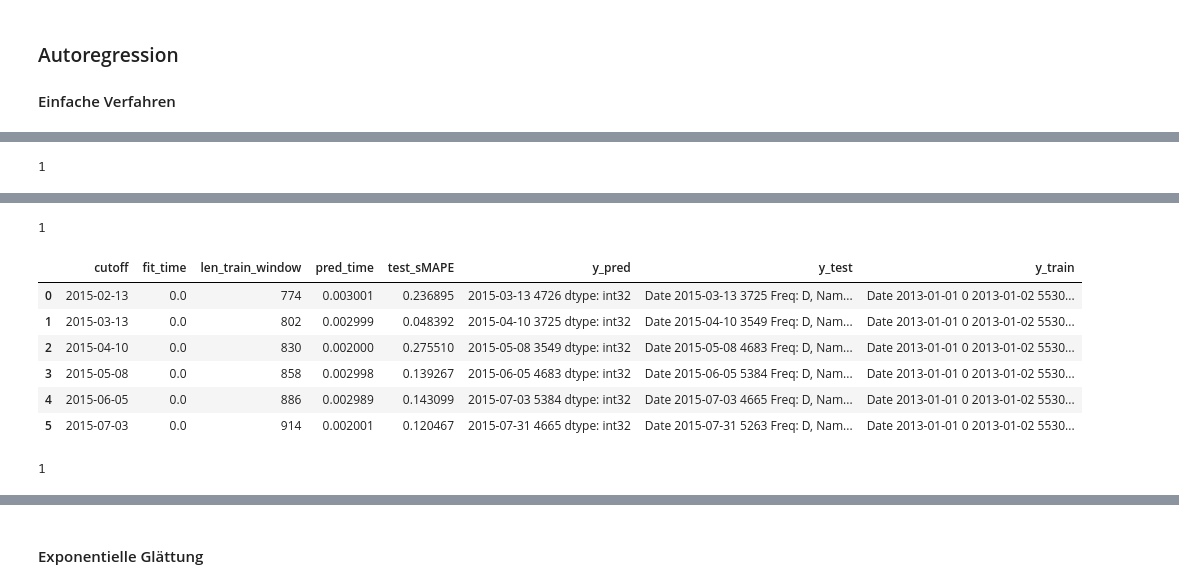
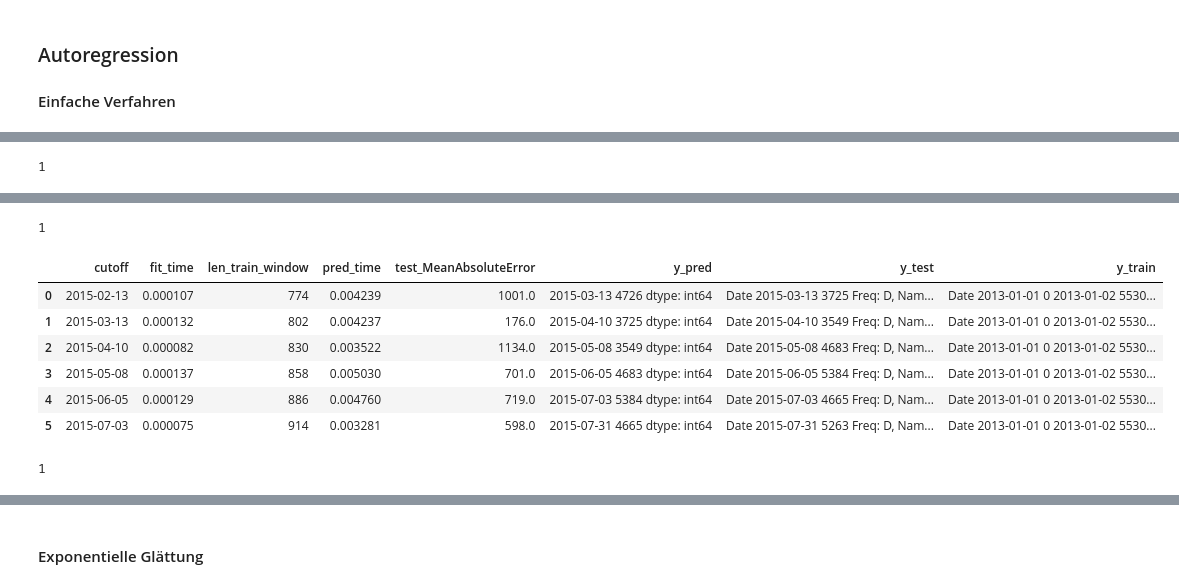
Before and after one commit to schemm/forecasting, a Jupyter notebook: RossmannStoreSales.ipynb, the cells around one changed output, grey strips where cells are left out. Drawn from its saved outputs; the diff is of its cells as text; code cells hidden in the pictures.

Commit message:
fixed import of sktime

```diff
--- a/RossmannStoreSales.ipynb
+++ b/RossmannStoreSales.ipynb
@@ -292,5 +247,5 @@ for strategy in ['mean', 'last', 'drift']:
     plt.title(strategy)
     plt.show()
 
-    display('MAE: ' + str(mean_absolute_error(test['Sales'], forecast.predict(fh))))
+    display('MAE: ' + str(MAE(test['Sales'], forecast.predict(fh))))
 # %% [output]
@@ -301,9 +258,9 @@ ImportError: cannot import name 'mean_absolute_error' from 'sktime.performance_m
 # %%
 from sktime.forecasting.naive import NaiveForecaster
 from sktime.forecasting.base import ForecastingHorizon
-from sklearn.metrics import mean_absolute_error as mae
 from sktime.forecasting.model_selection import ExpandingWindowSplitter
 from sktime.forecasting.model_evaluation import evaluate
+from sktime.performance_metrics.forecasting import MeanAbsoluteError
 
 data = demand[demand.Store == 1]
 data.index.freq = 'D'
@@ -320,7 +277,7 @@ MAE = MeanAbsoluteError()
 for strategy in ['mean', 'last', 'drift']:
     forecast = NaiveForecaster(strategy = strategy, sp = 7)
 
-    df = evaluate(y = data['Sales'], forecaster = forecast, cv = cv, strategy = 'refit', scoring = None, return_data = True)
+    df = evaluate(y = data['Sales'], forecaster = forecast, cv = cv, strategy = 'refit', scoring = MAE, return_data = True)
     display(len(df['y_pred'].iloc[0]))
     display(df)
 
@@ -348,9 +305,9 @@ for strategy in ['mean', 'last', 'drift']:
 1
-|  | cutoff | fit_time | len_train_window | pred_time | test_sMAPE | y_pred | y_test | y_train |
-| 0 | 2015-02-13 | 0.0 | 774 | 0.003001 | 0.236895 | 2015-03-13 4726 dtype: int32 | Date 2015-03-13 3725 Freq: D, Nam... | Date 2013-01-01 0 2013-01-02 5530... |
-| 1 | 2015-03-13 | 0.0 | 802 | 0.002999 | 0.048392 | 2015-04-10 3725 dtype: int32 | Date 2015-04-10 3549 Freq: D, Nam... | Date 2013-01-01 0 2013-01-02 5530... |
-| 2 | 2015-04-10 | 0.0 | 830 | 0.002000 | 0.275510 | 2015-05-08 3549 dtype: int32 | Date 2015-05-08 4683 Freq: D, Nam... | Date 2013-01-01 0 2013-01-02 5530... |
-| 3 | 2015-05-08 | 0.0 | 858 | 0.002998 | 0.139267 | 2015-06-05 4683 dtype: int32 | Date 2015-06-05 5384 Freq: D, Nam... | Date 2013-01-01 0 2013-01-02 5530... |
-| 4 | 2015-06-05 | 0.0 | 886 | 0.002989 | 0.143099 | 2015-07-03 5384 dtype: int32 | Date 2015-07-03 4665 Freq: D, Nam... | Date 2013-01-01 0 2013-01-02 5530... |
-| 5 | 2015-07-03 | 0.0 | 914 | 0.002001 | 0.120467 | 2015-07-31 4665 dtype: int32 | Date 2015-07-31 5263 Freq: D, Nam... | Date 2013-01-01 0 2013-01-02 5530... |
+|  | cutoff | fit_time | len_train_window | pred_time | test_MeanAbsoluteError | y_pred | y_test | y_train |
+| 0 | 2015-02-13 | 0.000107 | 774 | 0.004239 | 1001.0 | 2015-03-13 4726 dtype: int64 | Date 2015-03-13 3725 Freq: D, Nam... | Date 2013-01-01 0 2013-01-02 5530... |
+| 1 | 2015-03-13 | 0.000132 | 802 | 0.004237 | 176.0 | 2015-04-10 3725 dtype: int64 | Date 2015-04-10 3549 Freq: D, Nam... | Date 2013-01-01 0 2013-01-02 5530... |
+| 2 | 2015-04-10 | 0.000082 | 830 | 0.003522 | 1134.0 | 2015-05-08 3549 dtype: int64 | Date 2015-05-08 4683 Freq: D, Nam... | Date 2013-01-01 0 2013-01-02 5530... |
+| 3 | 2015-05-08 | 0.000137 | 858 | 0.005030 | 701.0 | 2015-06-05 4683 dtype: int64 | Date 2015-06-05 5384 Freq: D, Nam... | Date 2013-01-01 0 2013-01-02 5530... |
+| 4 | 2015-06-05 | 0.000129 | 886 | 0.004760 | 719.0 | 2015-07-03 5384 dtype: int64 | Date 2015-07-03 4665 Freq: D, Nam... | Date 2013-01-01 0 2013-01-02 5530... |
+| 5 | 2015-07-03 | 0.000075 | 914 | 0.003281 | 598.0 | 2015-07-31 4665 dtype: int64 | Date 2015-07-31 5263 Freq: D, Nam... | Date 2013-01-01 0 2013-01-02 5530... |
 1
```
Also changed, not shown: parts of 10 cells of this notebook.
